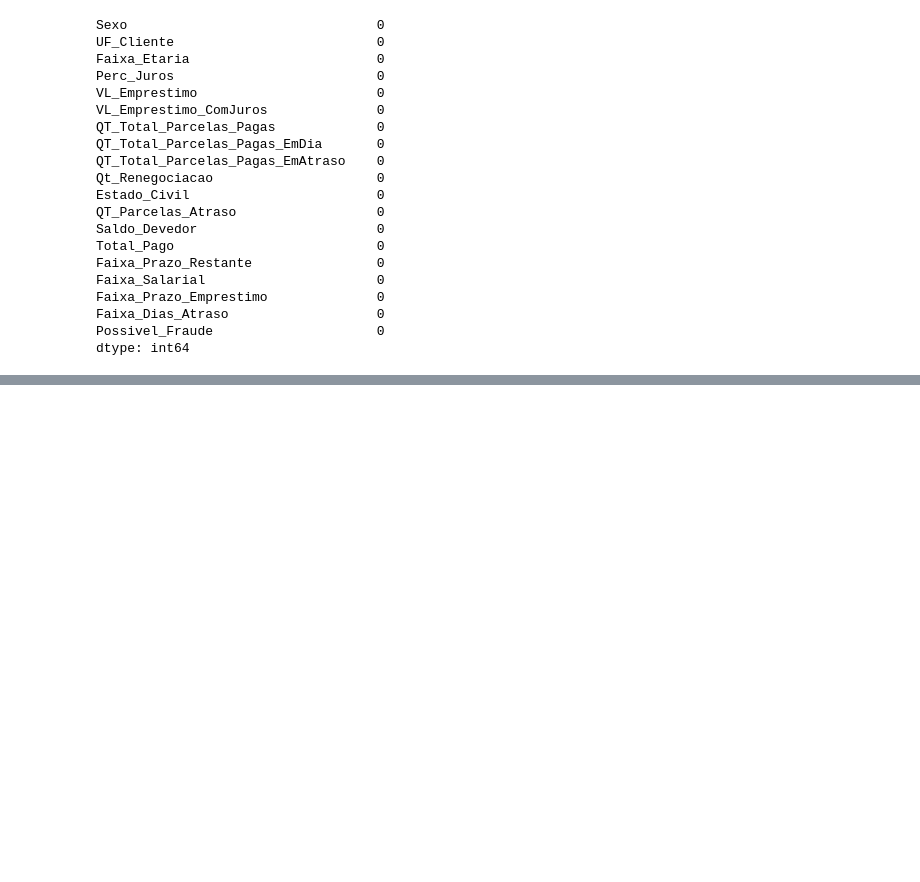
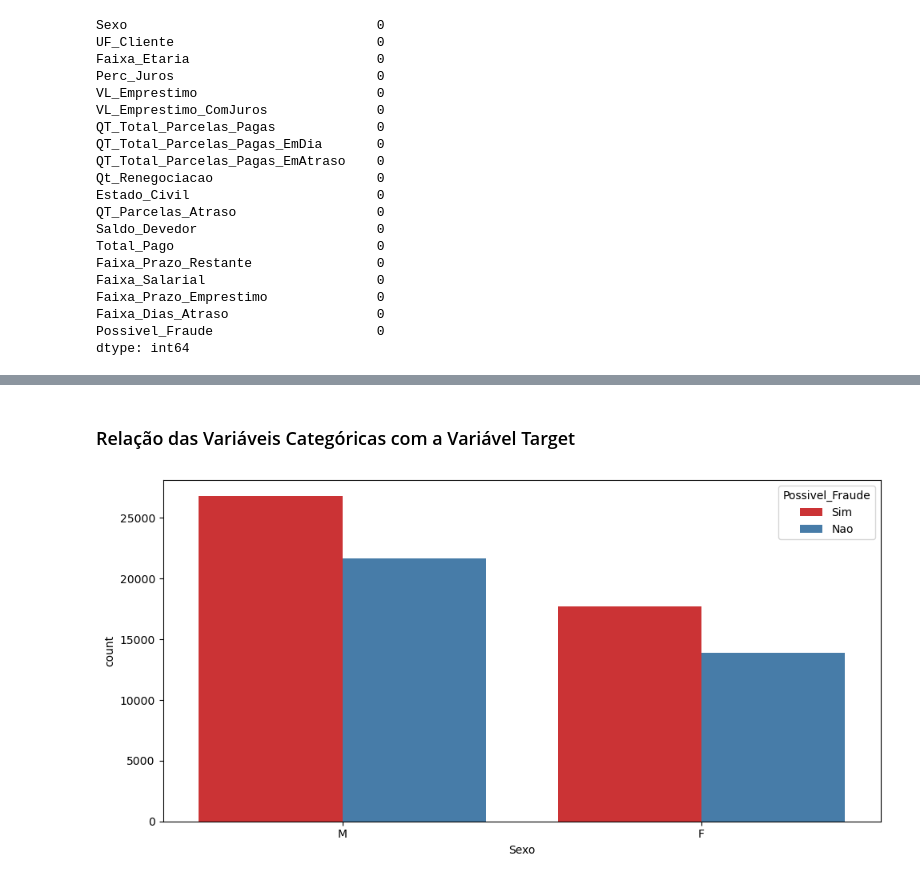
Before and after one commit to thaleswillreis/Modelo-ML-Prevencao-Fraude-v1, a Jupyter notebook: Modelo_ML_Prev_fraude.ipynb, the cells around one changed output, grey strips where cells are left out. Cells and saved outputs as stored; diff of their text form; code cells hidden in the pictures; blank space fills up the shorter version.

```diff
--- a/Modelo_ML_Prev_fraude.ipynb
+++ b/Modelo_ML_Prev_fraude.ipynb
@@ -704,0 +730,12 @@ dtype: int64
+# %% [markdown]
+### Relação das Variáveis Categóricas com a Variável Target
+# %%
+# Determinando uma configuração padrão para os gráficos
+plt.rcParams["figure.figsize"] = [10.00, 5.00]
+plt.rcParams["figure.autolayout"] = True
+# %%
+# Relação entre a variável target e o sexo
+sns.countplot(data = df_mod, x = "Sexo", hue = "Possivel_Fraude", palette='Set1')
+plt.show()
+# %% [output]
+[figure, added]
```
Also changed, not shown: parts of 62 cells of this notebook.
